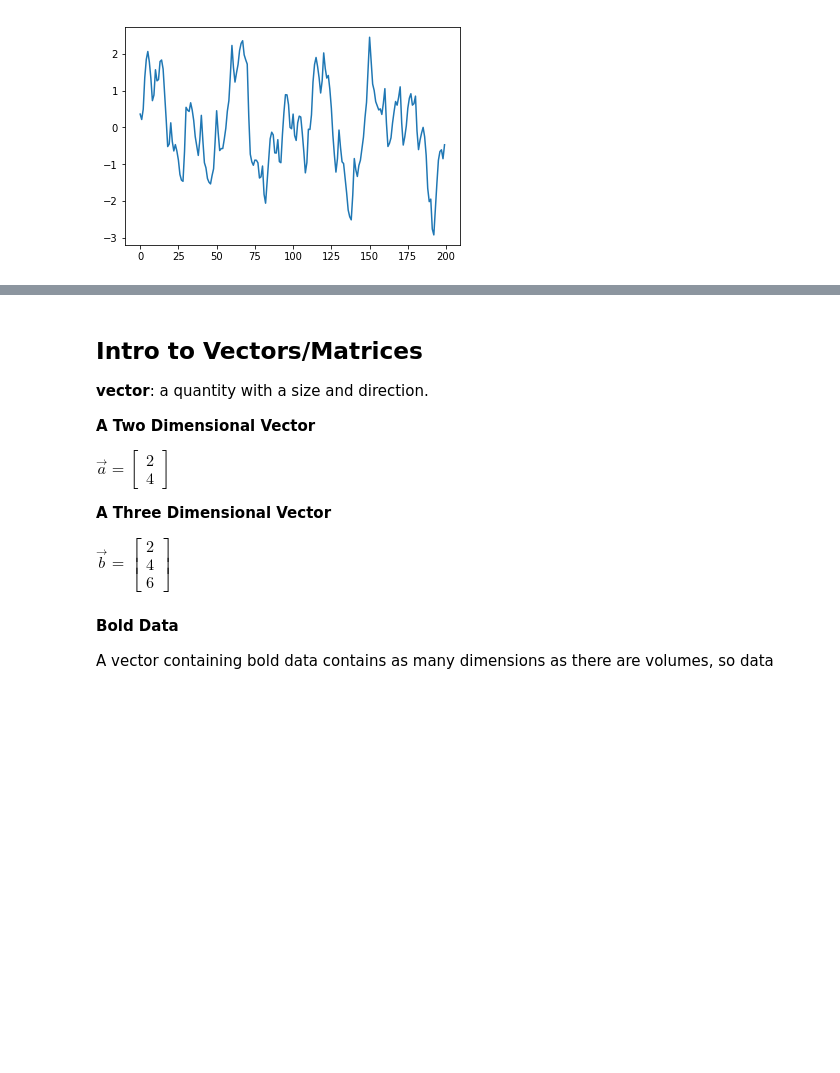
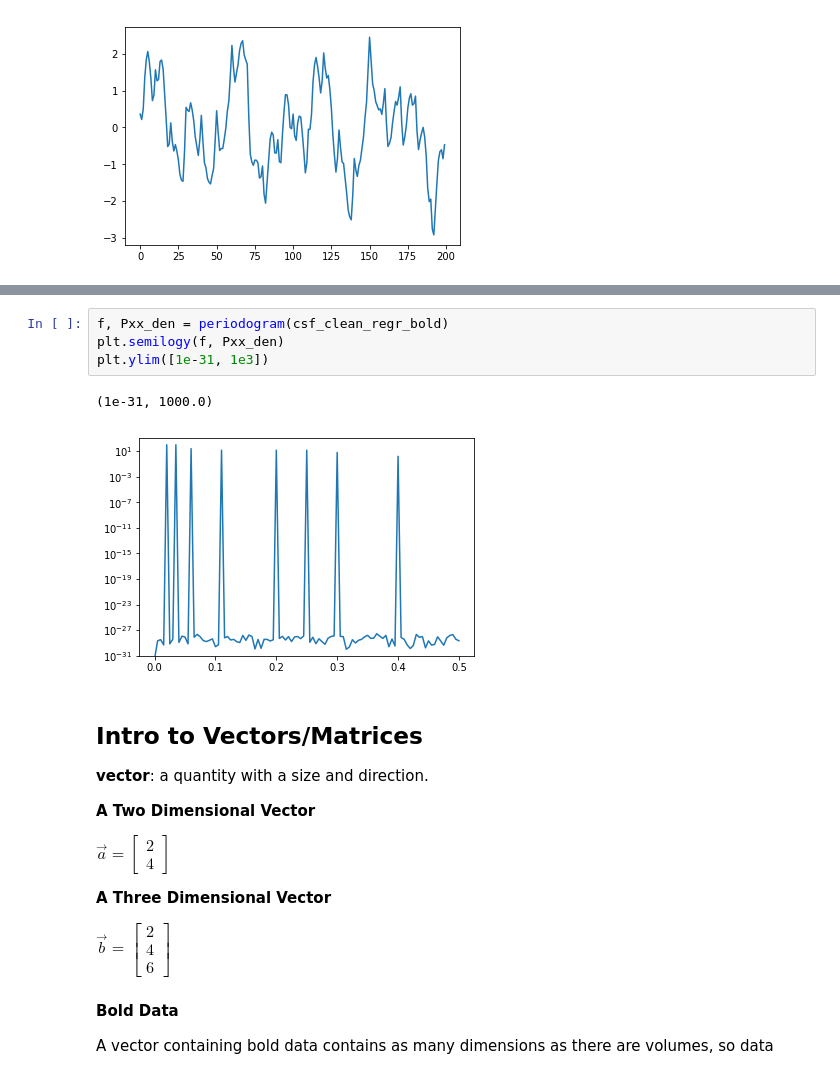
Before and after one commit to jdkent/tests_and_musings, a Jupyter notebook: hallquist_with_aroma.ipynb, the cells around one changed output, grey strips where cells are left out. Drawn from its saved outputs; the diff is of its cells as text; blank space fills up the shorter version.

```diff
--- a/hallquist_with_aroma.ipynb
+++ b/hallquist_with_aroma.ipynb
@@ -168,3 +184,10 @@ array([[ 1.        ,  0.88640526],
+# %%
+f, Pxx_den = periodogram(csf_clean_regr_bold)
+plt.semilogy(f, Pxx_den)
+plt.ylim([1e-31, 1e3])
+# %% [output]
+(1e-31, 1000.0)
+[figure, added]
 # %% [markdown]
 ## Intro to Vectors/Matrices
 
```
Also changed, not shown: parts of 5 cells of this notebook.
